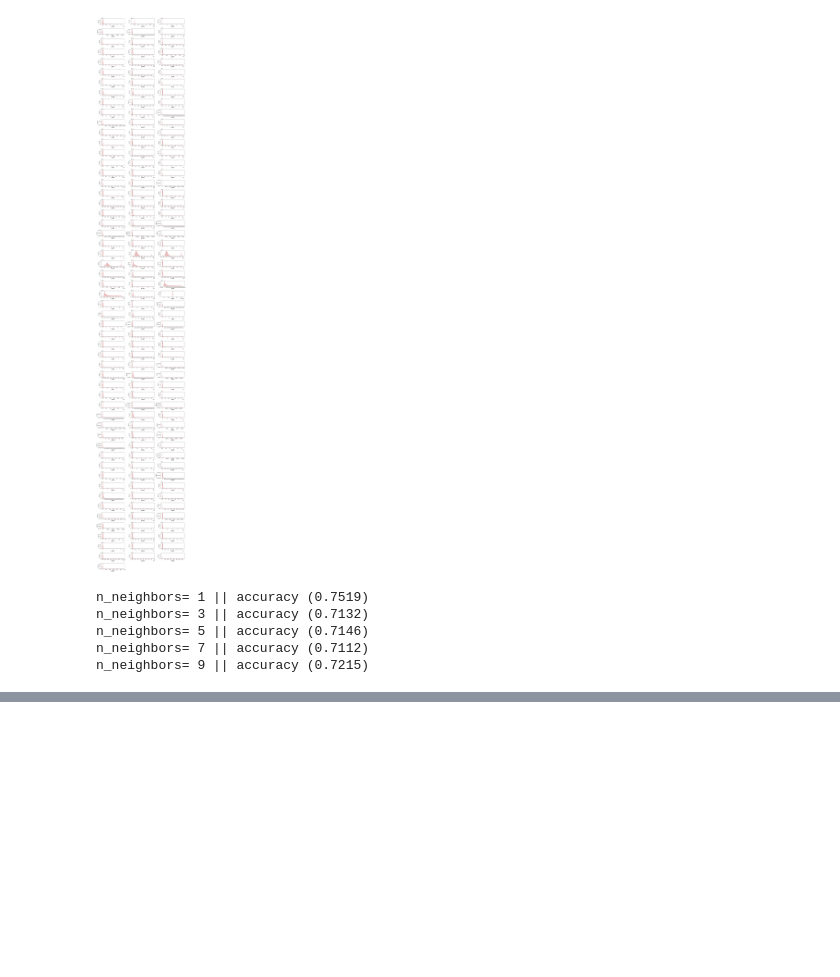
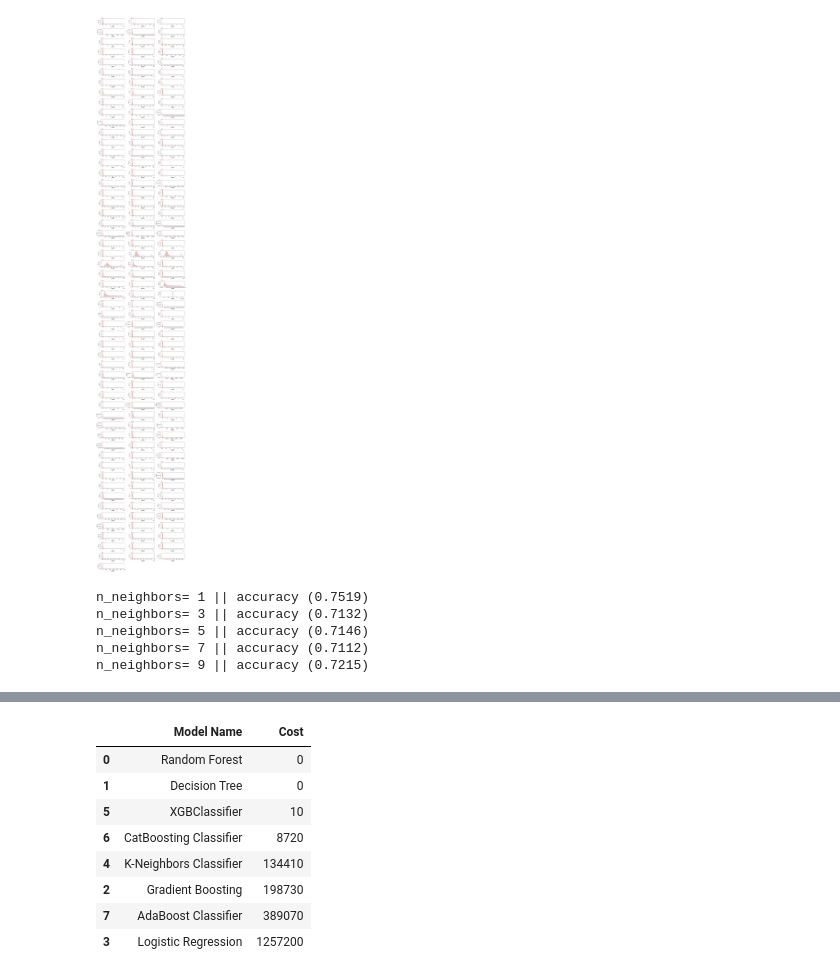
Before and after one commit to Katastrophe123/APSsensory, a Jupyter notebook: EDA.ipynb, the cells around one changed output, grey strips where cells are left out. Saved outputs shown, nothing was run; the diff lists cells and outputs as text; code cells hidden in the pictures; blank space fills up the shorter version.

```diff
--- a/EDA.ipynb
+++ b/EDA.ipynb
@@ -166,12 +166,17 @@ def evaluate_models(X,y,models):
 
         y_train_pred = model.predict(X_train)
 
-        y_train_pred = model.predict(X_test)
+        y_test_pred = model.predict(X_test)
 
         # Training Set performance
-        model_train_accuracy,model_test_f1,model_test_precision,\
-        model_test_recall,model_test_rocauc_score=evaluate_clf(y_test,y_test_pred)
-        test_cost = total_cost(y_test, y_test_pred)
+        model_train_accuracy,model_train_f1,model_train_precision,\
+        model_test_recall,model_train_rocauc_score=evaluate_clf(y_test,y_test_pred)
+        train_cost = total_cost(y_test, y_test_pred)
+
+        #Training set performance
+        model_test_accuracy, model_test_f1, model_test_precision,\
+        model_test_recall,model_test_rocauc_score=evaluate_clf(y_train , y_train_pred)
+        test_cost=total_cost(y_train,y_train_pred)
 
         print(list(models.keys())[i])
         models_list.append(list(models.keys())[i])
@@ -188,13 +193,13 @@ def evaluate_models(X,y,models):
         print('Model performance for Test set')
         print('-Accuracy: {:.4f}'.format(model_test_accuracy))
         print('-F1 score : {:.4f}'.format(model_test_f1))
-        print('- Precision: {:.4f}'.format(model_test_prediction))
+        print('- Precision: {:.4f}'.format(model_test_precision))
         print('-Recall: {:.4f}'.format(model_test_recall))
         print('- ROC Auc Score : {:.4f}'.format(model_test_rocauc_score))
         cost_list.append(test_cost)
         print('='*35)
         print('\n')
-    report = pd.DataFrame(list(zip(models_list, cost_list)), colums=['Model Name ', 'Cost']).sort_values(by=["Cost"])
+    report = pd.DataFrame(list(zip(models_list, cost_list)), columns=['Model Name ', 'Cost']).sort_values(by=["Cost"])
     return report
 # %%
 numeric_features = [feature for feature in df.columns if df[feature].dtype != 'O']
@@ -268,0 +290,12 @@ NameError: name 'y_test_pred' is not defined
+# %%
+report_knn
+# %% [output]
+|  | Model Name | Cost |
+| 0 | Random Forest | 0 |
+| 1 | Decision Tree | 0 |
+| 5 | XGBClassifier | 10 |
+| 6 | CatBoosting Classifier | 8720 |
+| 4 | K-Neighbors Classifier | 134410 |
+| 2 | Gradient Boosting | 198730 |
+| 7 | AdaBoost Classifier | 389070 |
+| 3 | Logistic Regression | 1257200 |
```
Also changed, not shown: parts of 22 cells of this notebook, 4 other files.
